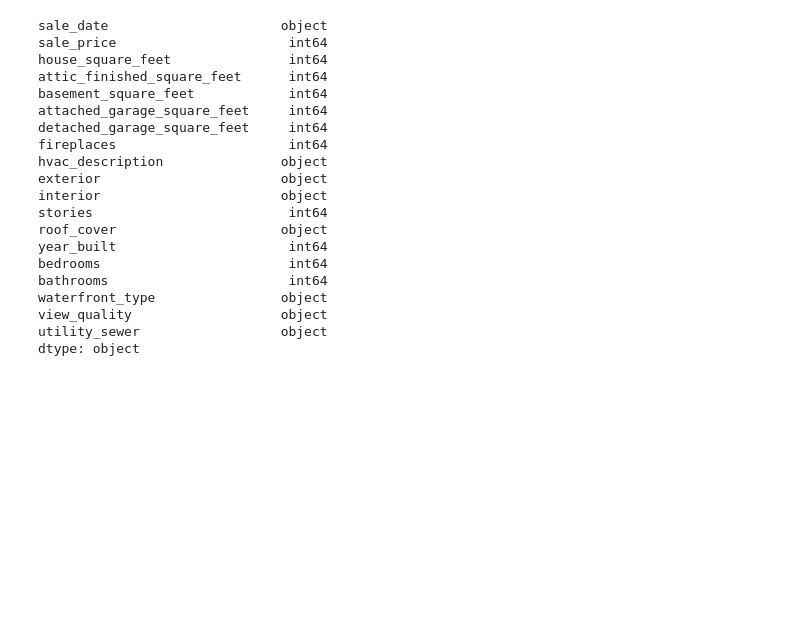
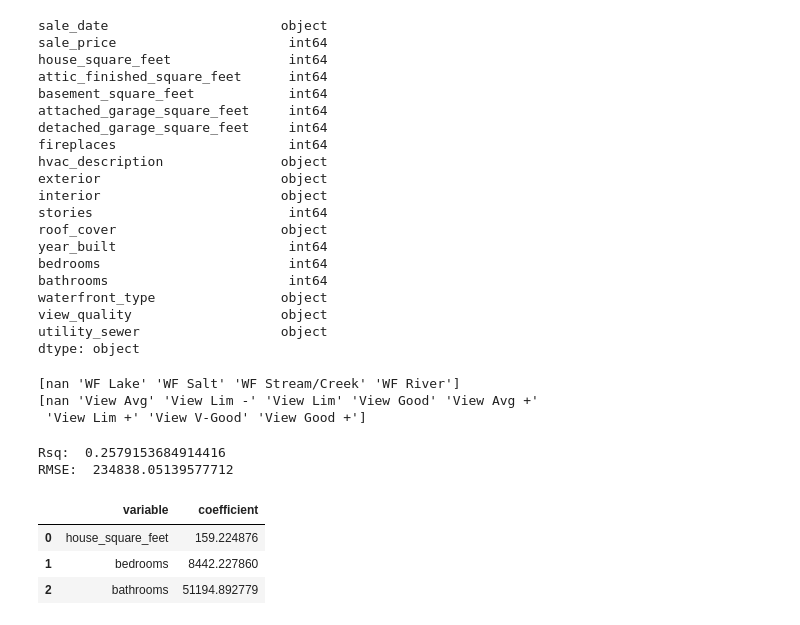
Before and after one commit to wisee25/DS3001, a Jupyter notebook: 04_hedonic_pricing.ipynb, the cells around one changed output. Drawn from its saved outputs; the diff is of its cells as text; code cells hidden in the pictures; blank space fills up the shorter version.

```diff
--- a/04_hedonic_pricing.ipynb
+++ b/04_hedonic_pricing.ipynb
@@ -82,5 +82,12 @@ utility_sewer                  object
 dtype: object
 # %%
 data_encoded = pd.get_dummies(df, columns=['hvac_description', 'exterior', 'interior', 'roof_cover', 'waterfront_type', 'view_quality', 'utility_sewer'], drop_first=True)
+# %%
+print(df['waterfront_type'].unique())
+print(df['view_quality'].unique())
+# %% [output]
+[nan 'WF Lake' 'WF Salt' 'WF Stream/Creek' 'WF River']
+[nan 'View Avg' 'View Lim -' 'View Lim' 'View Good' 'View Avg +'
+ 'View Lim +' 'View V-Good' 'View Good +']
 # %%
 df.fillna(df.mean(numeric_only=True), inplace=True)
@@ -95,0 +94,28 @@ X_train, X_test, y_train, y_test = train_test_split(X,y,
+# %%
+# Model 1
+from sklearn.model_selection import train_test_split
+from sklearn import linear_model
+
+y = df['sale_price']
+X = df.loc[:,['house_square_feet', 'bedrooms', 'bathrooms', ] ]
+
+X_train, X_test, y_train, y_test = train_test_split(X,y,
+                                                    test_size=.2,
+                                                    random_state=100)
+
+reg = linear_model.LinearRegression(fit_intercept=False).fit(X_train,y_train)
+
+y_hat = reg.predict(X_test)
+print('Rsq: ', reg.score(X_test,y_test))
+rmse = np.sqrt( np.mean( (y_test - y_hat)**2 ))
+print('RMSE: ', rmse)
+
+results = pd.DataFrame({'variable':reg.feature_names_in_, 'coefficient': reg.coef_})
+results
+# %% [output]
+Rsq:  0.2579153684914416
+RMSE:  234838.05139577712
+|  | variable | coefficient |
+| 0 | house_square_feet | 159.224876 |
+| 1 | bedrooms | 8442.227860 |
+| 2 | bathrooms | 51194.892779 |
```
Also changed, not shown: parts of 8 cells of this notebook.
